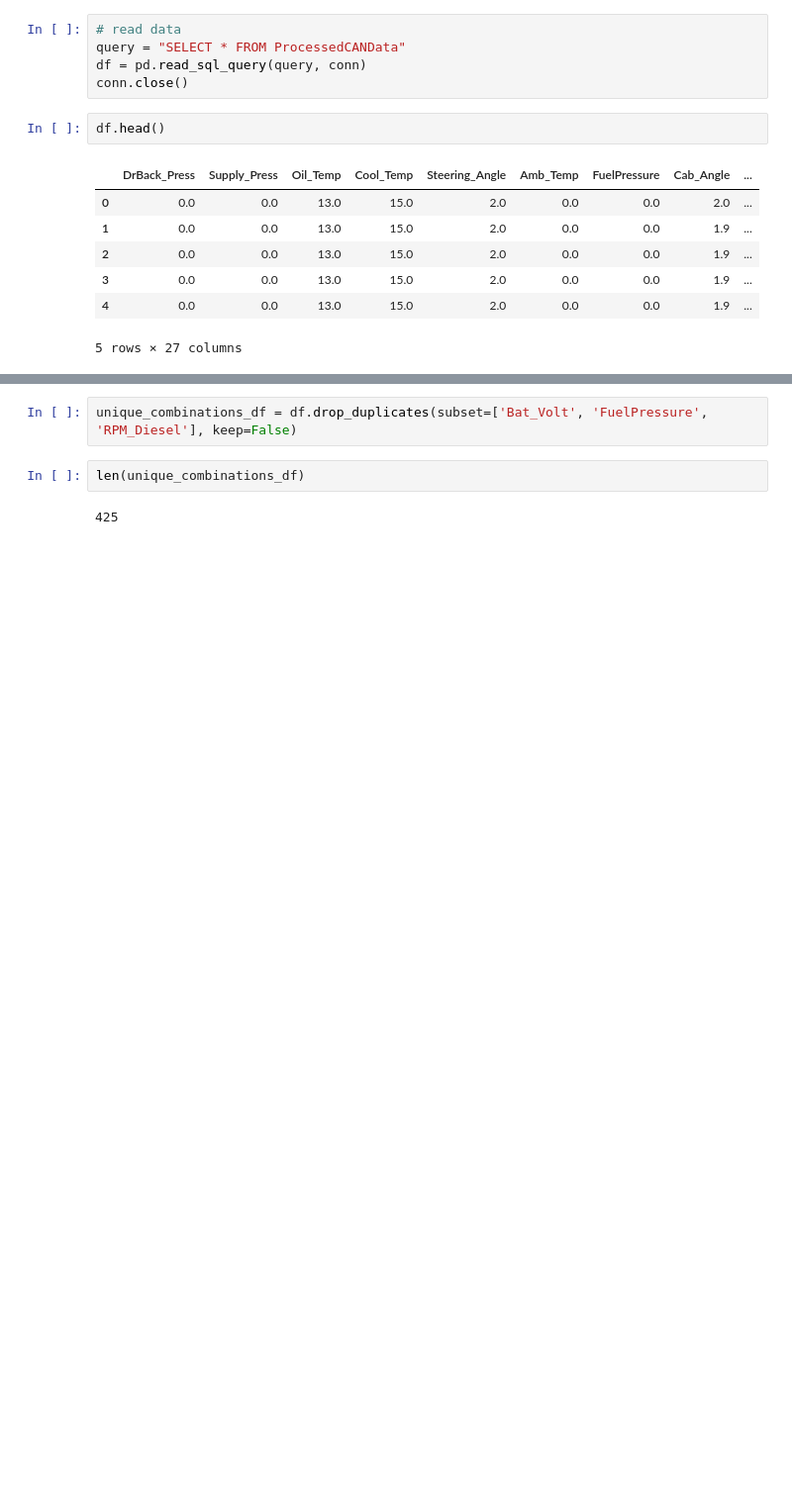
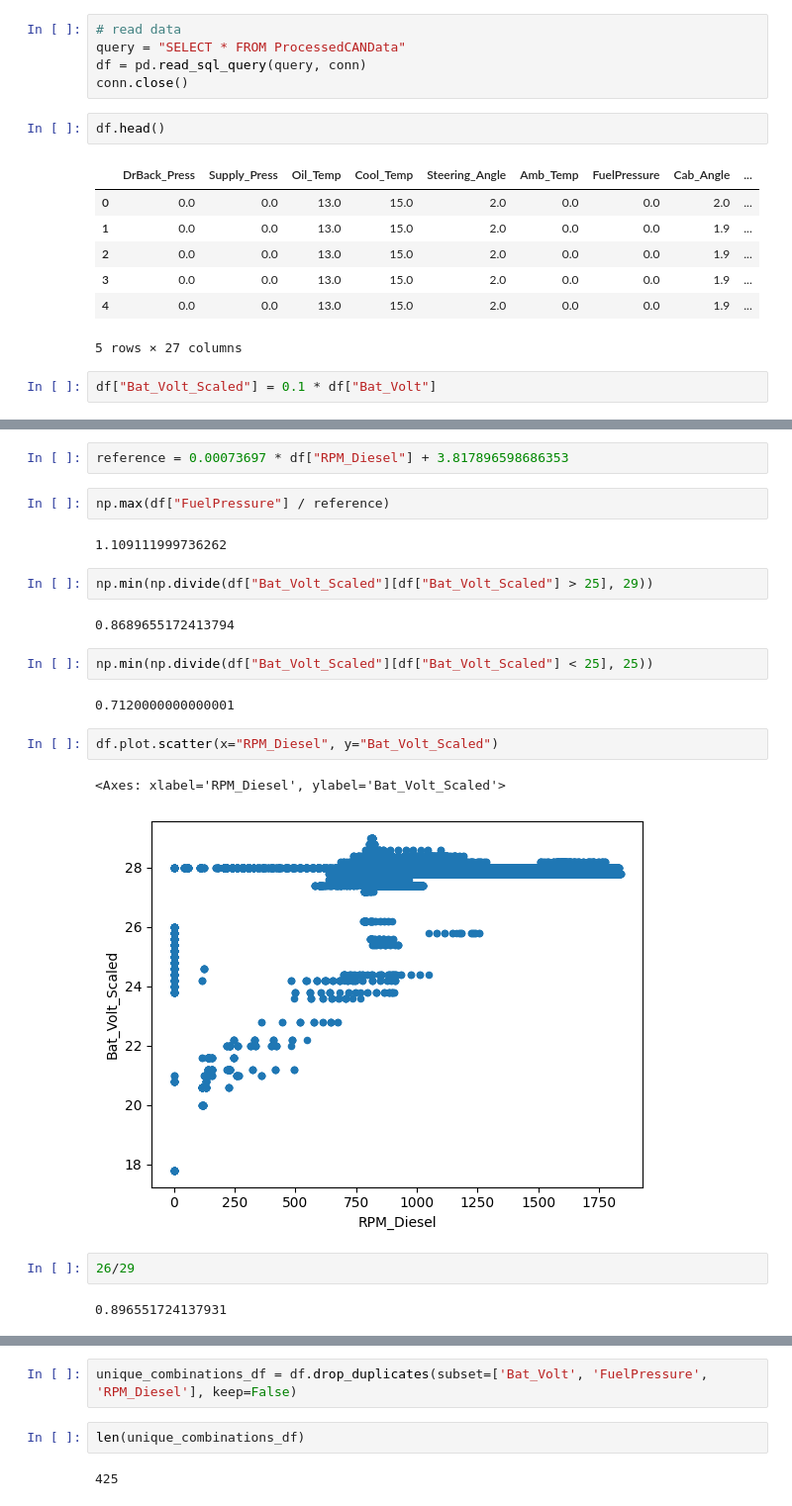
Before and after one commit to uzhankocaman/concept_implementation, a Jupyter notebook: analysis/data_diesel_battery.ipynb, the cells around one changed output, grey strips where cells are left out. Shown at 99% size. Drawn from its saved outputs; the diff is of its cells as text; blank space fills up the shorter version.

```diff
--- a/analysis/data_diesel_battery.ipynb
+++ b/analysis/data_diesel_battery.ipynb
@@ -32,3 +32,5 @@ df.head()
 | 3 | 0.0 | 0.0 | 13.0 | 15.0 | 2.0 | 0.0 | 0.0 | 1.9 | ... |
 | 4 | 0.0 | 0.0 | 13.0 | 15.0 | 2.0 | 0.0 | 0.0 | 1.9 | ... |
 5 rows × 27 columns
+# %%
+df["Bat_Volt_Scaled"] = 0.1 * df["Bat_Volt"]
@@ -34,0 +52,23 @@ df.head()
+# %%
+reference = 0.00073697 * df["RPM_Diesel"] + 3.817896598686353
+# %%
+np.max(df["FuelPressure"] / reference)
+# %% [output]
+1.109111999736262
+# %%
+np.min(np.divide(df["Bat_Volt_Scaled"][df["Bat_Volt_Scaled"] > 25], 29))
+# %% [output]
+0.8689655172413794
+# %%
+np.min(np.divide(df["Bat_Volt_Scaled"][df["Bat_Volt_Scaled"] < 25], 25))
+# %% [output]
+0.7120000000000001
+# %%
+df.plot.scatter(x="RPM_Diesel", y="Bat_Volt_Scaled")
+# %% [output]
+<Axes: xlabel='RPM_Diesel', ylabel='Bat_Volt_Scaled'>
+[figure, added]
+# %%
+26/29
+# %% [output]
+0.896551724137931
```
Also changed, not shown: parts of 9 cells of this notebook, 10 other files.
